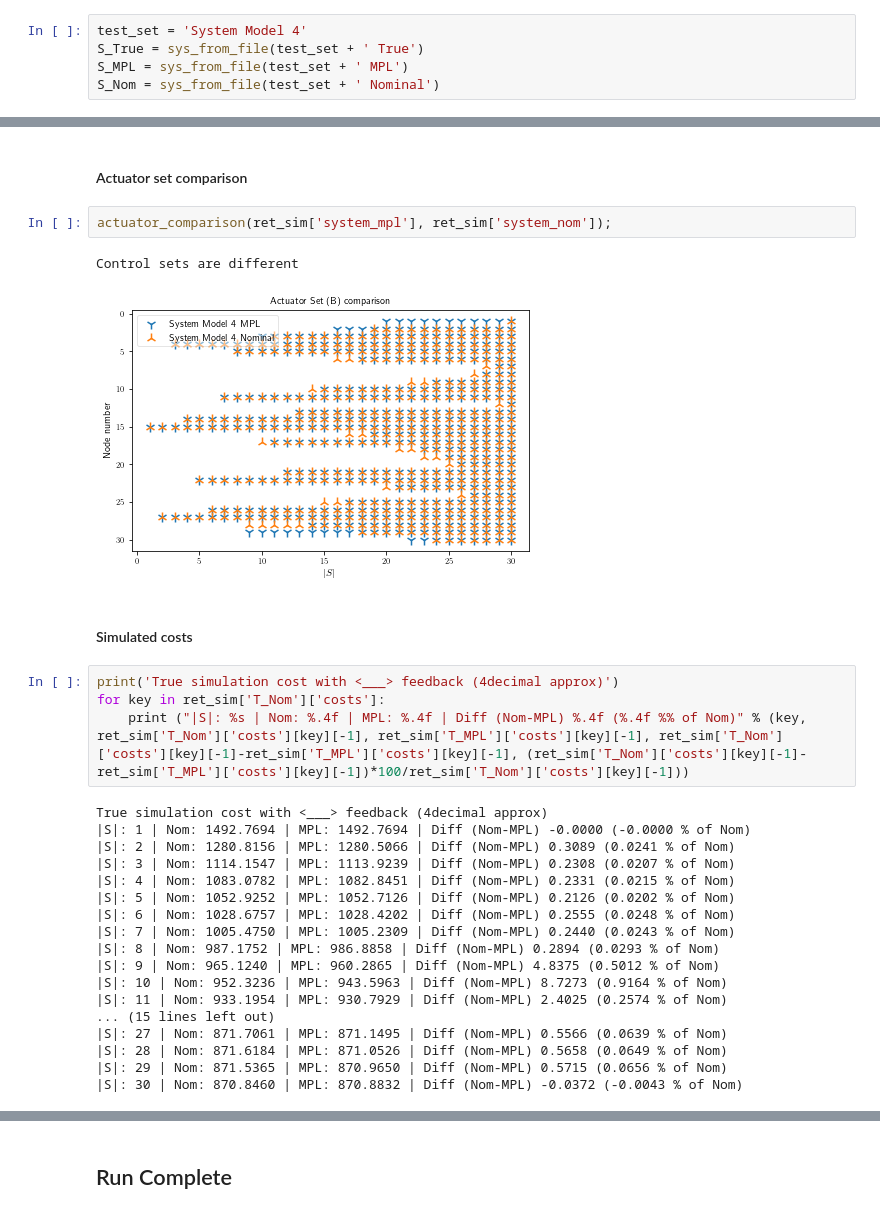
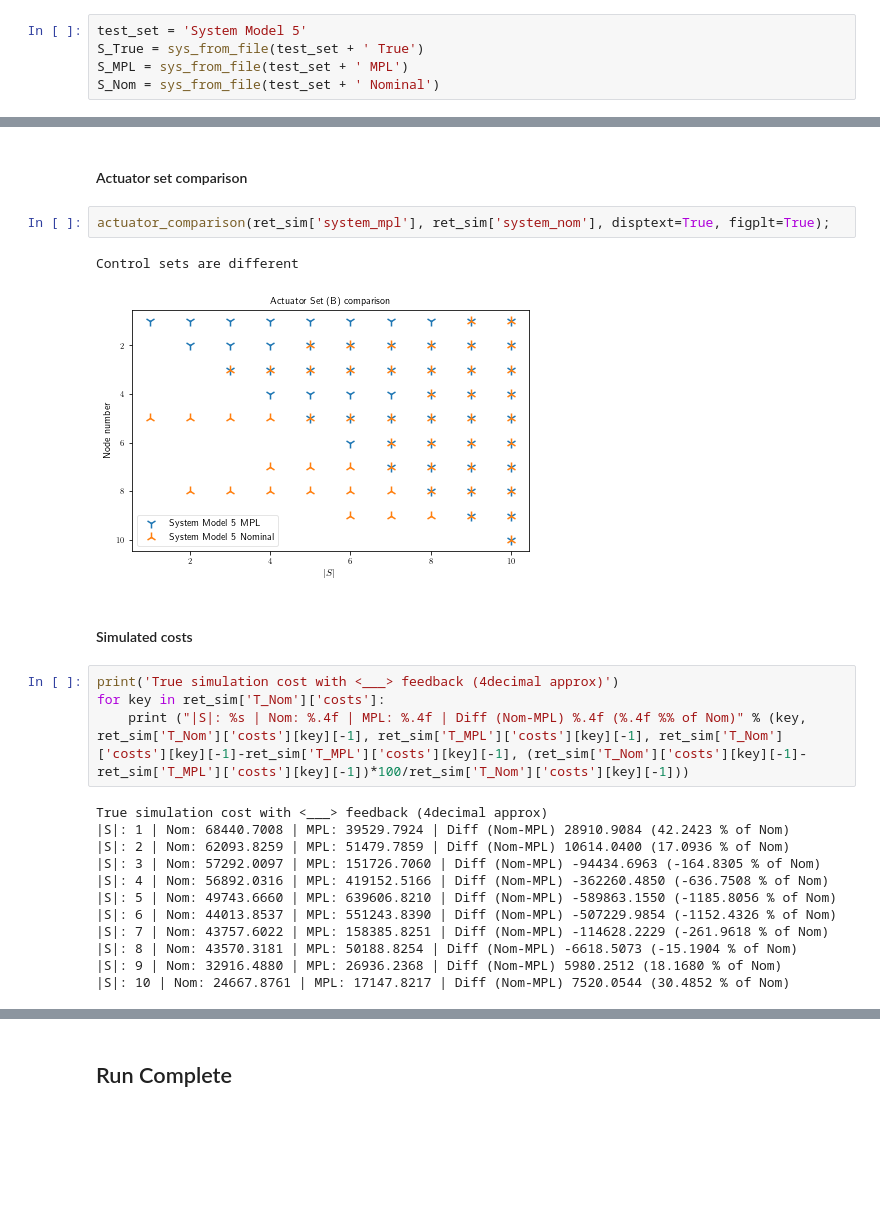
Before and after one commit to TSummersLab/multiplicative_noise_greedy_control_architecture, a Jupyter notebook: ActuatorSelection_Test3_2.ipynb, the cells around one changed output, grey strips where cells are left out. Saved outputs shown, nothing was run; the diff lists cells and outputs as text; blank space fills up the shorter version.

Commit message:
Test models
Random graph analysis

```diff
--- a/ActuatorSelection_Test3_2.ipynb
+++ b/ActuatorSelection_Test3_2.ipynb
@@ -13,7 +13,7 @@ from functionfile_system_mplcost import simulation_nom_vs_mpl, plot_simulation_n
 # %% [markdown]
 ## Code
 # %%
-test_set = 'System Model 4'
+test_set = 'System Model 5'
 S_True = sys_from_file(test_set + ' True')
 S_MPL = sys_from_file(test_set + ' MPL')
 S_Nom = sys_from_file(test_set + ' Nominal')
@@ -62,10 +62,10 @@ plot_simulation_nom_vs_mpl_1(ret_sim)
 # %% [markdown]
 #### Actuator set comparison
 # %%
-actuator_comparison(ret_sim['system_mpl'], ret_sim['system_nom']);
+actuator_comparison(ret_sim['system_mpl'], ret_sim['system_nom'], disptext=True, figplt=True);
 # %% [output]
 Control sets are different
-[figure, old version]
+[figure, new version]
 # %% [markdown]
 #### Simulated costs
 # %%
@@ -74,22 +74,16 @@ for key in ret_sim['T_Nom']['costs']:
     print ("|S|: %s | Nom: %.4f | MPL: %.4f | Diff (Nom-MPL) %.4f (%.4f %% of Nom)" % (key, ret_sim['T_Nom']['costs'][key][-1], ret_sim['T_MPL']['costs'][key][-1], ret_sim['T_Nom']['costs'][key][-1]-ret_sim['T_MPL']['costs'][key][-1], (ret_sim['T_Nom']['costs'][key][-1]-ret_sim['T_MPL']['costs'][key][-1])*100/ret_sim['T_Nom']['costs'][key][-1]))
 # %% [output]
 True simulation cost with <___> feedback (4decimal approx)
-|S|: 1 | Nom: 1492.7694 | MPL: 1492.7694 | Diff (Nom-MPL) -0.0000 (-0.0000 % of Nom)
-|S|: 2 | Nom: 1280.8156 | MPL: 1280.5066 | Diff (Nom-MPL) 0.3089 (0.0241 % of Nom)
-|S|: 3 | Nom: 1114.1547 | MPL: 1113.9239 | Diff (Nom-MPL) 0.2308 (0.0207 % of Nom)
-|S|: 4 | Nom: 1083.0782 | MPL: 1082.8451 | Diff (Nom-MPL) 0.2331 (0.0215 % of Nom)
-|S|: 5 | Nom: 1052.9252 | MPL: 1052.7126 | Diff (Nom-MPL) 0.2126 (0.0202 % of Nom)
-|S|: 6 | Nom: 1028.6757 | MPL: 1028.4202 | Diff (Nom-MPL) 0.2555 (0.0248 % of Nom)
-|S|: 7 | Nom: 1005.4750 | MPL: 1005.2309 | Diff (Nom-MPL) 0.2440 (0.0243 % of Nom)
-|S|: 8 | Nom: 987.1752 | MPL: 986.8858 | Diff (Nom-MPL) 0.2894 (0.0293 % of Nom)
-|S|: 9 | Nom: 965.1240 | MPL: 960.2865 | Diff (Nom-MPL) 4.8375 (0.5012 % of Nom)
-|S|: 10 | Nom: 952.3236 | MPL: 943.5963 | Diff (Nom-MPL) 8.7273 (0.9164 % of Nom)
-|S|: 11 | Nom: 933.1954 | MPL: 930.7929 | Diff (Nom-MPL) 2.4025 (0.2574 % of Nom)
-... (15 lines left out)
-|S|: 27 | Nom: 871.7061 | MPL: 871.1495 | Diff (Nom-MPL) 0.5566 (0.0639 % of Nom)
-|S|: 28 | Nom: 871.6184 | MPL: 871.0526 | Diff (Nom-MPL) 0.5658 (0.0649 % of Nom)
-|S|: 29 | Nom: 871.5365 | MPL: 870.9650 | Diff (Nom-MPL) 0.5715 (0.0656 % of Nom)
-|S|: 30 | Nom: 870.8460 | MPL: 870.8832 | Diff (Nom-MPL) -0.0372 (-0.0043 % of Nom)
+|S|: 1 | Nom: 68440.7008 | MPL: 39529.7924 | Diff (Nom-MPL) 28910.9084 (42.2423 % of Nom)
+|S|: 2 | Nom: 62093.8259 | MPL: 51479.7859 | Diff (Nom-MPL) 10614.0400 (17.0936 % of Nom)
+|S|: 3 | Nom: 57292.0097 | MPL: 151726.7060 | Diff (Nom-MPL) -94434.6963 (-164.8305 % of Nom)
+|S|: 4 | Nom: 56892.0316 | MPL: 419152.5166 | Diff (Nom-MPL) -362260.4850 (-636.7508 % of Nom)
+|S|: 5 | Nom: 49743.6660 | MPL: 639606.8210 | Diff (Nom-MPL) -589863.1550 (-1185.8056 % of Nom)
+|S|: 6 | Nom: 44013.8537 | MPL: 551243.8390 | Diff (Nom-MPL) -507229.9854 (-1152.4326 % of Nom)
+|S|: 7 | Nom: 43757.6022 | MPL: 158385.8251 | Diff (Nom-MPL) -114628.2229 (-261.9618 % of Nom)
+|S|: 8 | Nom: 43570.3181 | MPL: 50188.8254 | Diff (Nom-MPL) -6618.5073 (-15.1904 % of Nom)
+|S|: 9 | Nom: 32916.4880 | MPL: 26936.2368 | Diff (Nom-MPL) 5980.2512 (18.1680 % of Nom)
+|S|: 10 | Nom: 24667.8761 | MPL: 17147.8217 | Diff (Nom-MPL) 7520.0544 (30.4852 % of Nom)
 # %%
 plot_simulation_nom_vs_mpl_2(ret_sim)
 # %% [output]
```
Also changed, not shown: parts of 6 cells of this notebook, 33 other files.
